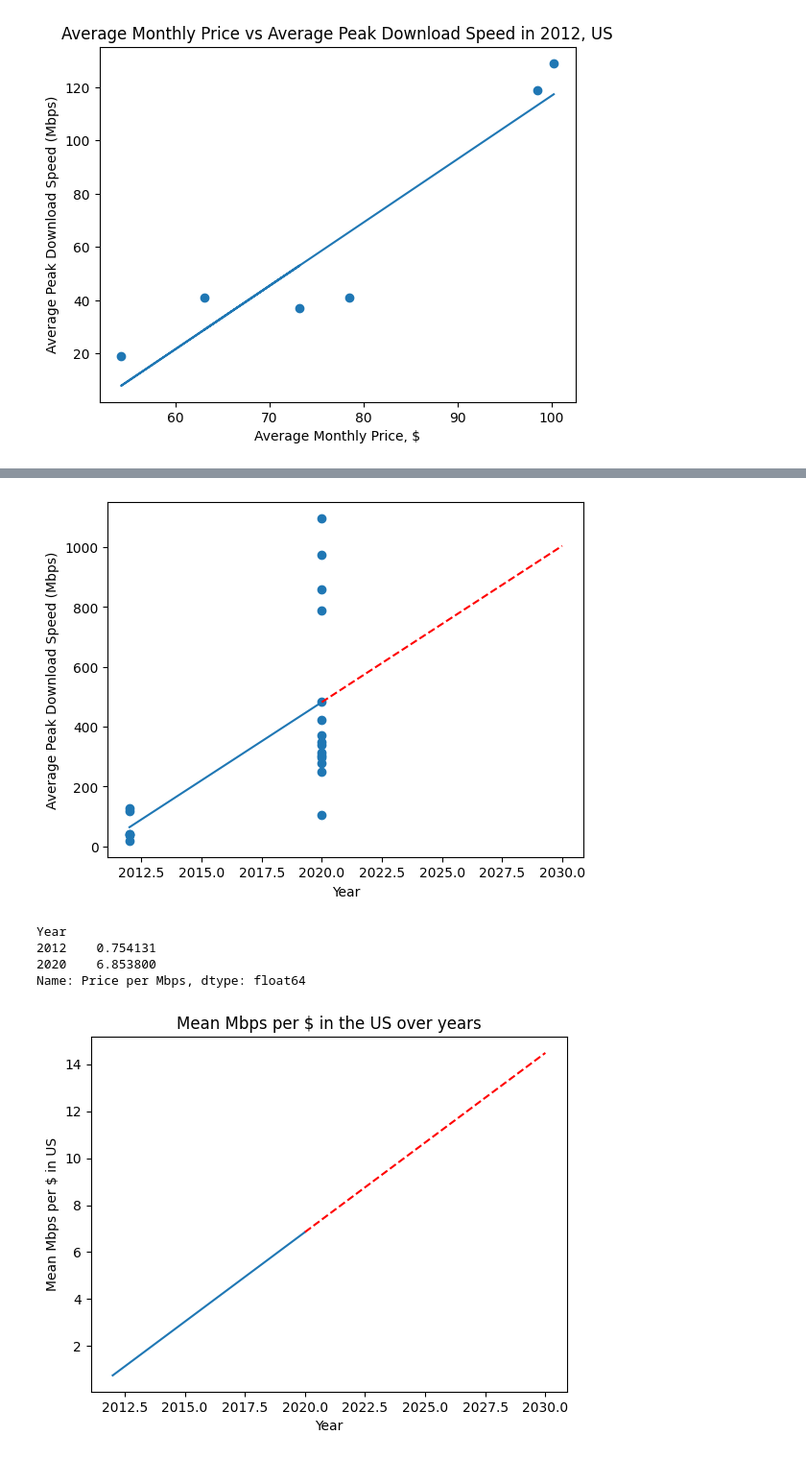
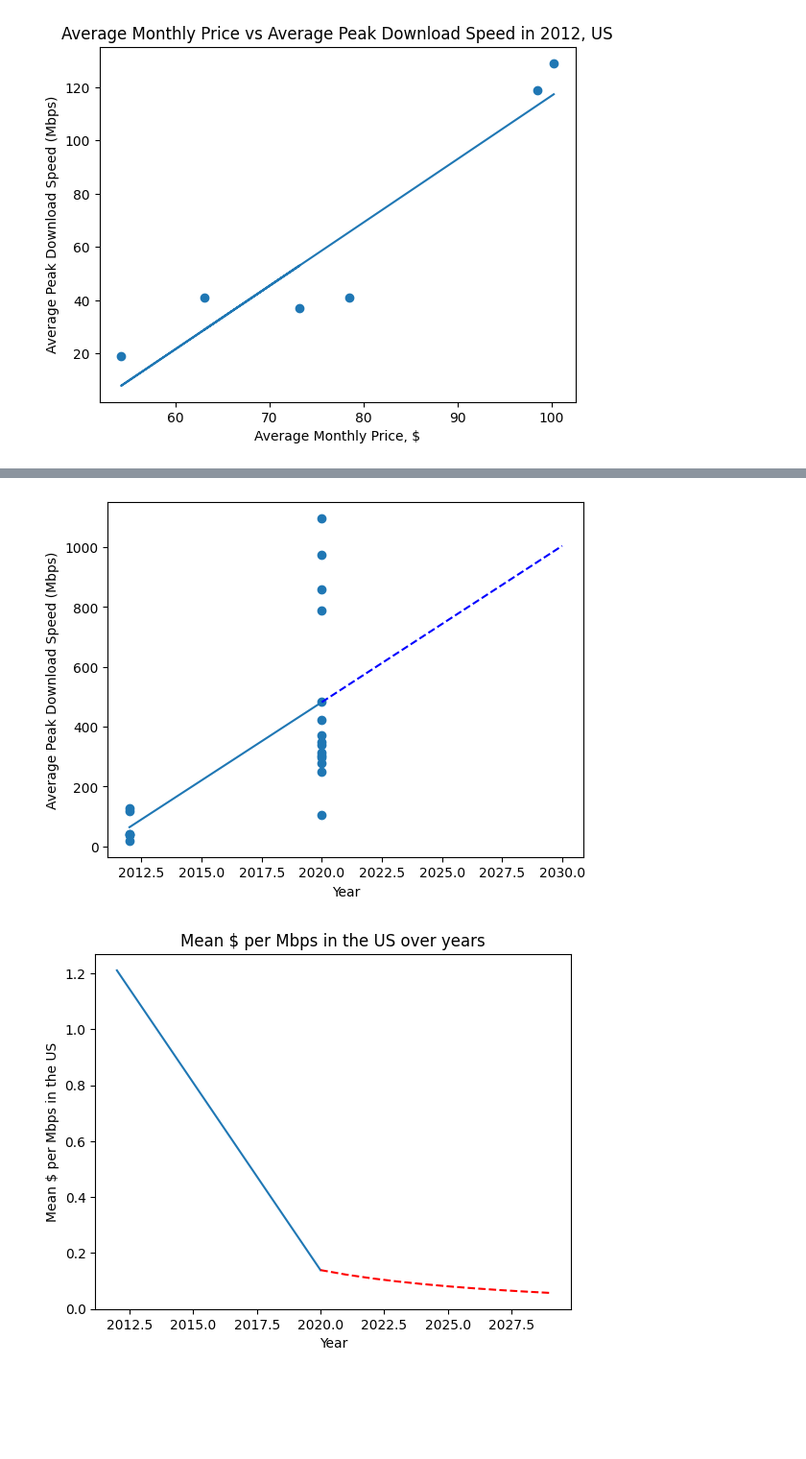
Before and after one commit to Flippergail/m3challenge, a Jupyter notebook: 2021Q1US.ipynb, the cells around one changed output, grey strips where cells are left out. Shown at 96% size. Drawn from its saved outputs; the diff is of its cells as text; code cells hidden in the pictures; blank space fills up the shorter version.

```diff
--- a/2021Q1US.ipynb
+++ b/2021Q1US.ipynb
@@ -189,51 +189,45 @@ plt.scatter(USBandwidthDF["Year"], USBandwidthDF["Average Monthly Price, $"])
 plt.xlabel("Year")
 plt.ylabel("Average Monthly Price, $")
 
 # plot a linear regression line
-m, b = np.polyfit(USBandwidthDF["Year"], USBandwidthDF["Average Monthly Price, $"], 1)
-plt.plot(USBandwidthDF["Year"], m*USBandwidthDF["Year"] + b, "b--")
+mMonthlyPrice, bMonthlyPrice = np.polyfit(USBandwidthDF["Year"], USBandwidthDF["Average Monthly Price, $"], 1)
+plt.plot(USBandwidthDF["Year"], mMonthlyPrice*USBandwidthDF["Year"] + bMonthlyPrice, "b--")
 
 # extrapolate by 10 years and plot the line
-plt.plot([2020, 2030], [m*2020 + b, m*2030 + b], "r--")
+plt.plot([2020, 2030], [mMonthlyPrice*2020 + bMonthlyPrice, mMonthlyPrice*2030 + bMonthlyPrice], "r--")
+
 
 plt.show()
 
 # plot the average peak download speed vs year
 plt.scatter(USBandwidthDF["Year"], USBandwidthDF["Average Peak Download Speed (Mbps)"])
 plt.xlabel("Year")
 plt.ylabel("Average Peak Download Speed (Mbps)")
 
 # plot a linear regression line
-m, b = np.polyfit(USBandwidthDF["Year"], USBandwidthDF["Average Peak Download Speed (Mbps)"], 1)
+mDownloadSpeed, bDownloadSpeed = np.polyfit(USBandwidthDF["Year"], USBandwidthDF["Average Peak Download Speed (Mbps)"], 1)
 plt.plot(USBandwidthDF["Year"], m*USBandwidthDF["Year"] + b)
 
 # extrapolate by 10 years and plot the line
-plt.plot([2020, 2030], [m*2020 + b, m*2030 + b], "r--")
+plt.plot([2020, 2030], [mDownloadSpeed*2020 + bDownloadSpeed, mDownloadSpeed*2030 + bDownloadSpeed], "b--")
 plt.show()
 
-# create a new column for the average monthly price per average peak download speed Mbps
-USBandwidthDF["Price per Mbps"] = USBandwidthDF["Average Peak Download Speed (Mbps)"] / USBandwidthDF["Average Monthly Price, $"]
-
 # calculate the mean price per Mbps for each year
-meanPricePerMbps = USBandwidthDF.groupby("Year")["Price per Mbps"].mean()
-print(meanPricePerMbps)
+avgDownloadSpeed = USBandwidthDF.groupby("Year")["Average Peak Download Speed (Mbps)"].mean()
+avgPrice = USBandwidthDF.groupby("Year")["Average Monthly Price, $"].mean()
+meanPricePerMbps = avgPrice / avgDownloadSpeed
 
 # meanPricePerMbps
 plt.plot(meanPricePerMbps.index, meanPricePerMbps.values)
 plt.xlabel("Year")
-plt.ylabel("Mean Mbps per $ in US")
-plt.title("Mean Mbps per $ in the US over years")
+plt.ylabel("Mean $ per Mbps in the US")
+plt.title("Mean $ per Mbps in the US over years")
 
-# extrapolate by 10 years and plot the line
-m, b = np.polyfit(meanPricePerMbps.index, meanPricePerMbps.values, 1)
-plt.plot([2020, 2030], [m*2020 + b, m*2030 + b], "r--")
+extrapolated_years = np.arange(2020, 2030)
+plt.plot(extrapolated_years, (mMonthlyPrice*extrapolated_years + bMonthlyPrice)/(mDownloadSpeed*extrapolated_years + bDownloadSpeed), "r--")
 
 plt.show()
 # %% [output]
 [figure]
-[figure, old version]
+[figure, new version]
-Year
-2012    0.754131
-2020    6.853800
-Name: Price per Mbps, dtype: float64
-[figure, old version]
+[figure, new version]
```
